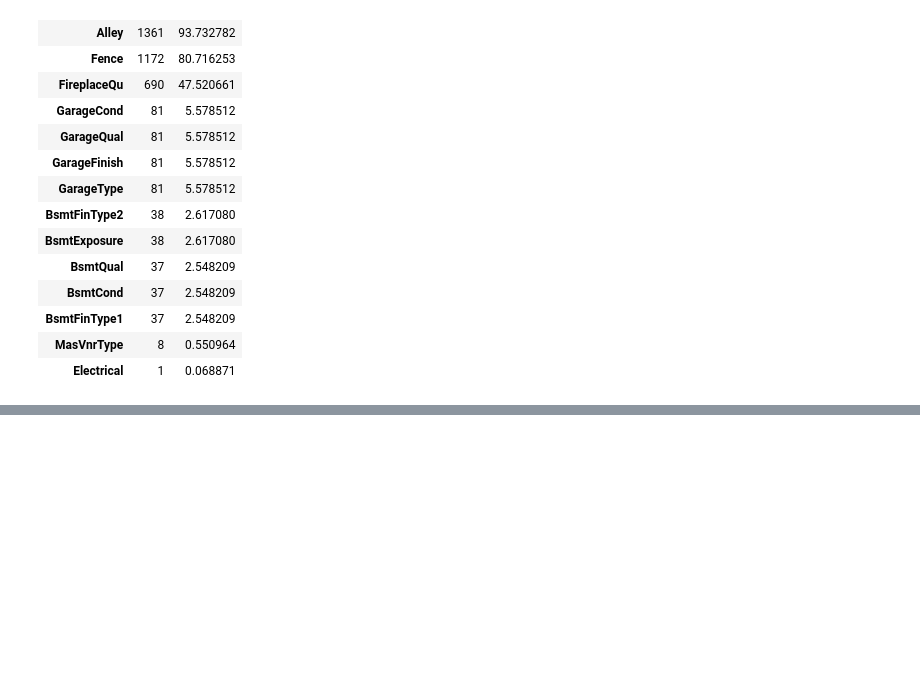
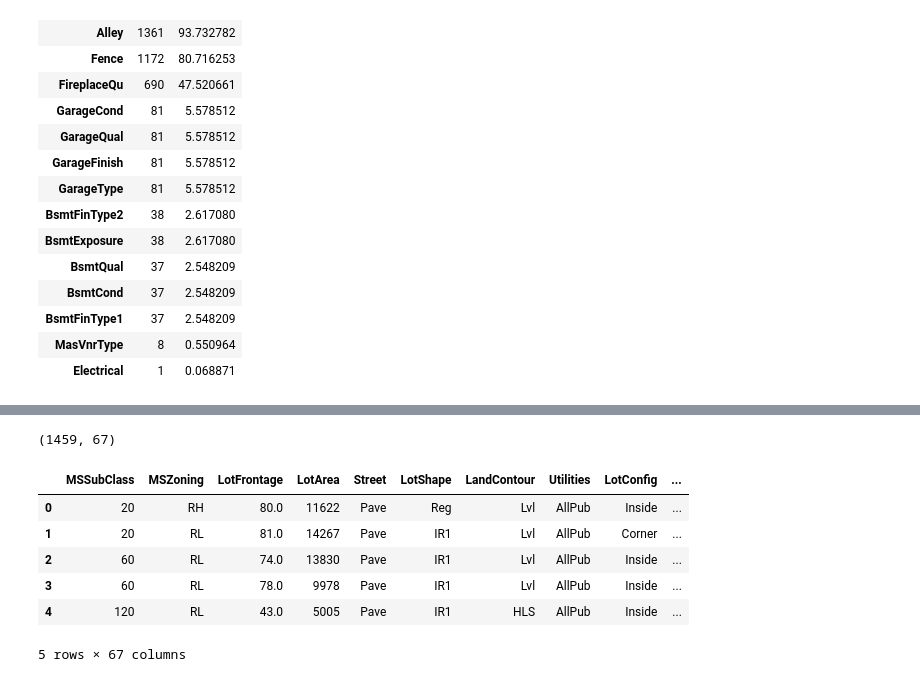
Before and after one commit to georgez-zgeorge/AML_code, a Jupyter notebook: Homework 2/Homework 2.ipynb, the cells around one changed output, grey strips where cells are left out. Cells and saved outputs as stored; diff of their text form; code cells hidden in the pictures; blank space fills up the shorter version.

```diff
--- a/Homework 2/Homework 2.ipynb
+++ b/Homework 2/Homework 2.ipynb
@@ -289,0 +479,17 @@ train_df=train_df[train_df.Electrical.notnull()]
+# %%
+test_df=test_df.drop(['Id','MiscFeature','Alley','GarageCond','GarageQual','GarageFinish','GarageType',
+                        'BsmtExposure','BsmtQual','BsmtCond','BsmtFinType2','MasVnrType','Fence'],axis=1)
+test_df['PoolQC']=test_df['PoolQC'].fillna('No')
+test_df['FireplaceQu']=test_df['FireplaceQu'].fillna('No')
+test_df['BsmtFinType1']=test_df['BsmtFinType1'].fillna('No')
+print(test_df.shape)
+test_df.head(5)
+# %% [output]
+(1459, 67)
+|  | MSSubClass | MSZoning | LotFrontage | LotArea | Street | LotShape | LandContour | Utilities | LotConfig | ... |
+| 0 | 20 | RH | 80.0 | 11622 | Pave | Reg | Lvl | AllPub | Inside | ... |
+| 1 | 20 | RL | 81.0 | 14267 | Pave | IR1 | Lvl | AllPub | Corner | ... |
+| 2 | 60 | RL | 74.0 | 13830 | Pave | IR1 | Lvl | AllPub | Inside | ... |
+| 3 | 60 | RL | 78.0 | 9978 | Pave | IR1 | Lvl | AllPub | Inside | ... |
+| 4 | 120 | RL | 43.0 | 5005 | Pave | IR1 | HLS | AllPub | Inside | ... |
+5 rows × 67 columns
```
Also changed, not shown: parts of 27 cells of this notebook.
